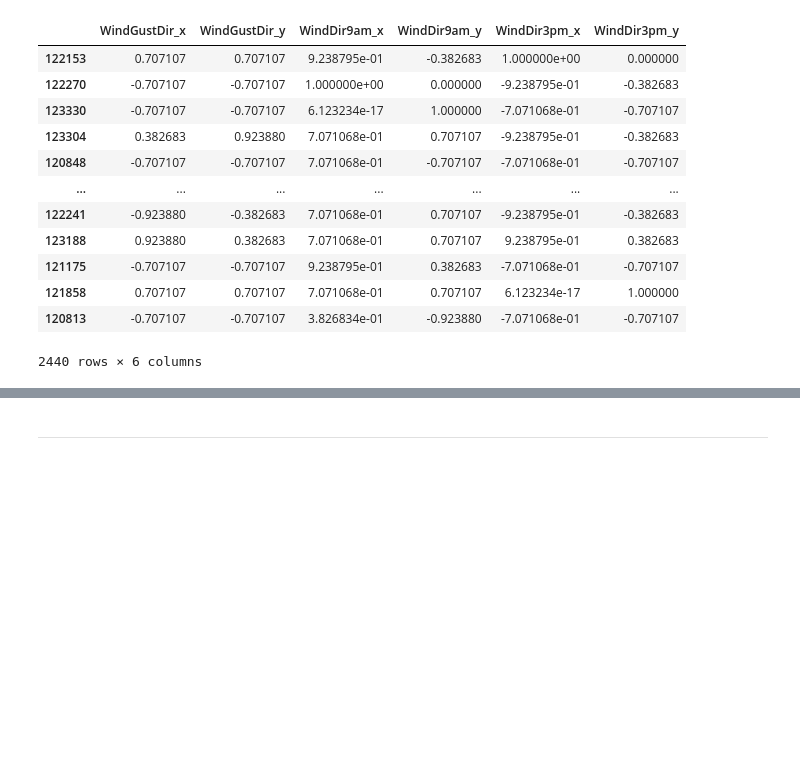
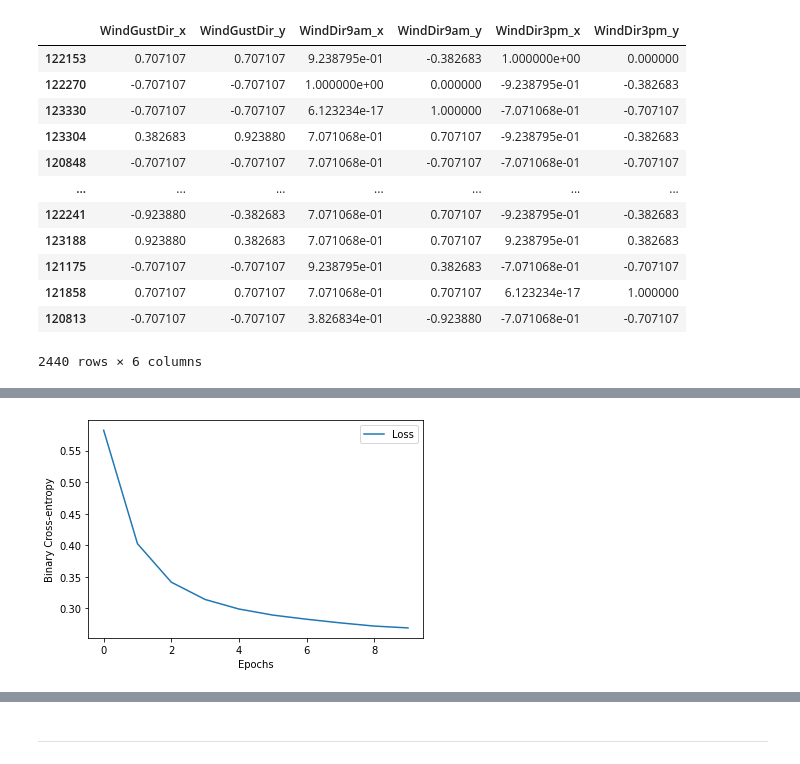
Before and after one commit to poolGolez/project-roosevelt, a Jupyter notebook: will-it-rain-in-perth.ipynb, the cells around one changed output, grey strips where cells are left out. Saved outputs shown, nothing was run; the diff lists cells and outputs as text; code cells hidden in the pictures; blank space fills up the shorter version.

Commit message:
Add evaluation metric graphs

```diff
--- a/will-it-rain-in-perth.ipynb
+++ b/will-it-rain-in-perth.ipynb
@@ -1776,7 +1778,6 @@ def transform_features(X):
     result = encode_yes_no(result, 'RainToday')
 
     result = encode_direction(result, ['WindDir9am', 'WindDir3pm', 'WindGustDir'])
+    result = result.drop(columns=["Date", "Location"])
 
     return result
-
-transform_features(X_train).transpose()
@@ -1801,0 +1788,3 @@ transform_features(X_train).transpose()
+# %%
+processed_X_train = transform_features(X_train)
+processed_X_train
@@ -1801,0 +1805,3 @@ transform_features(X_train).transpose()
+# %%
+processed_y_train = y_train.map(lambda x: 1 if x == "Yes" else 0)
+processed_y_train
@@ -1801,0 +1821,32 @@ transform_features(X_train).transpose()
+# %%
+tf.random.set_seed(42)
+METRICS = [
+#       tf.keras.metrics.TruePositives(name='tp'),
+#       tf.keras.metrics.FalsePositives(name='fp'),
+#       tf.keras.metrics.TrueNegatives(name='tn'),
+#       tf.keras.metrics.FalseNegatives(name='fn'),
+#       tf.keras.metrics.BinaryAccuracy(name='accuracy'),
+#       tf.keras.metrics.Precision(name='precision'),
+#       tf.keras.metrics.Recall(name='recall'),
+#       tf.keras.metrics.AUC(name='auc'),
+#       tf.keras.metrics.AUC(name='prc', curve='PR'), # precision-recall curve
+]
+
+model = tf.keras.Sequential([
+    tf.keras.layers.Dense(10),
+    tf.keras.layers.Dense(1, activation="sigmoid")
+])
+
+model.compile(
+    loss=tf.keras.losses.BinaryCrossentropy(),
+    optimizer=tf.keras.optimizers.Adam()
+)
+
+history = model.fit(processed_X_train, processed_y_train, epochs=10, verbose=0)
+
+plt.plot(history.history['loss'], label="Loss")
+plt.ylabel("Binary Cross-entropy")
+plt.xlabel("Epochs")
+plt.legend()
+plt.show()
+# %% [output]
@@ -1801,0 +1855 @@ transform_features(X_train).transpose()
+[figure, added]
```
Also changed, not shown: parts of 9 cells of this notebook.
